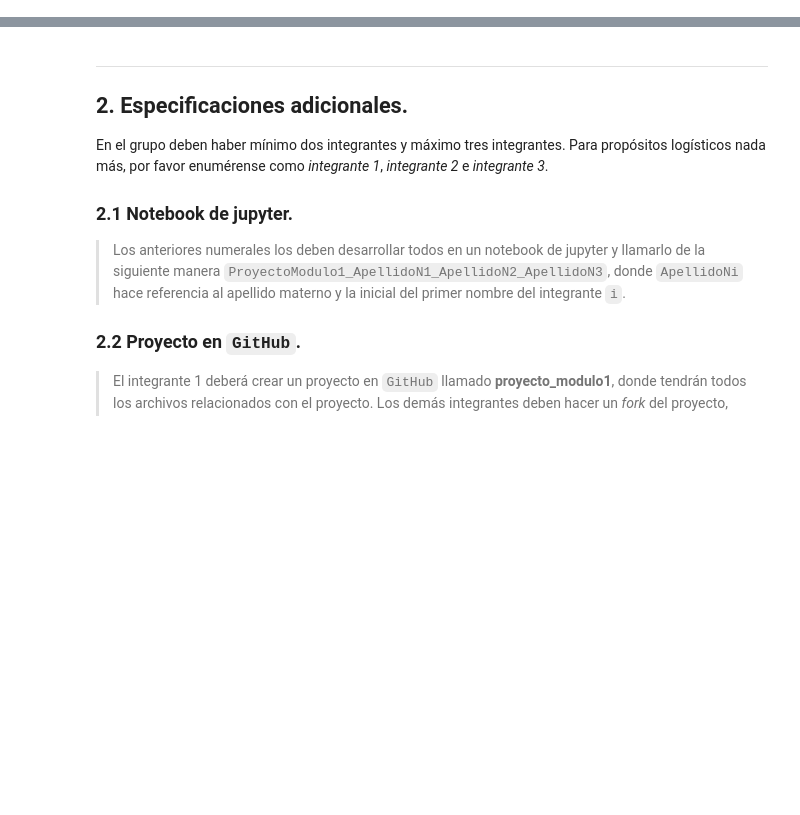
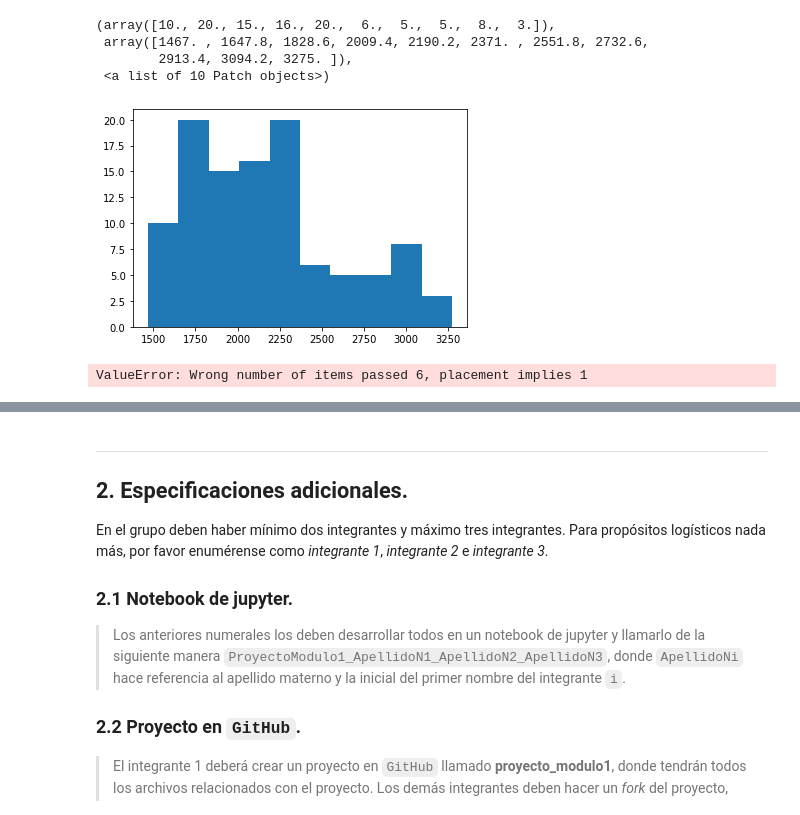
Before and after one commit to jessicambrizg/Proyecto_SimulaciondeProcesosFinancieros, a Jupyter notebook: ProyectoModulo1_CastellanosJ1_VargasB2_GaonaJ3.ipynb, the cells around one changed output, grey strips where cells are left out. Cells and saved outputs as stored; diff of their text form; code cells hidden in the pictures; blank space fills up the shorter version.

```diff
--- a/ProyectoModulo1_CastellanosJ1_VargasB2_GaonaJ3.ipynb
+++ b/ProyectoModulo1_CastellanosJ1_VargasB2_GaonaJ3.ipynb
@@ -89,0 +85,22 @@ Hipótesis:
+# %%
+import pandas as pd
+import numpy as np
+import matplotlib.pyplot as plt
+data = pd.read_excel('DB_homicidios.xlsx')
+sexo = data.iloc[:,0:2]
+edad = data.iloc[:,2:8]
+nacionalidad = data.iloc[:,8:14]
+profesional = data.iloc[:,14:]
+# %%
+sexo['Total']= sexo['Hombre']+sexo['Mujer']
+plt.hist(sexo['Total'])
+# %% [output]
+(array([10., 20., 15., 16., 20.,  6.,  5.,  5.,  8.,  3.]),
+ array([1467. , 1647.8, 1828.6, 2009.4, 2190.2, 2371. , 2551.8, 2732.6,
+        2913.4, 3094.2, 3275. ]),
+ <a list of 10 Patch objects>)
+[figure, added]
+# %%
+edad['Total']=np.cumsum(edad.iloc[:,:], axis=1)
+# %% [output]
+ValueError: Wrong number of items passed 6, placement implies 1
```
Also changed, not shown: parts of 2 cells of this notebook, 1 other file.
